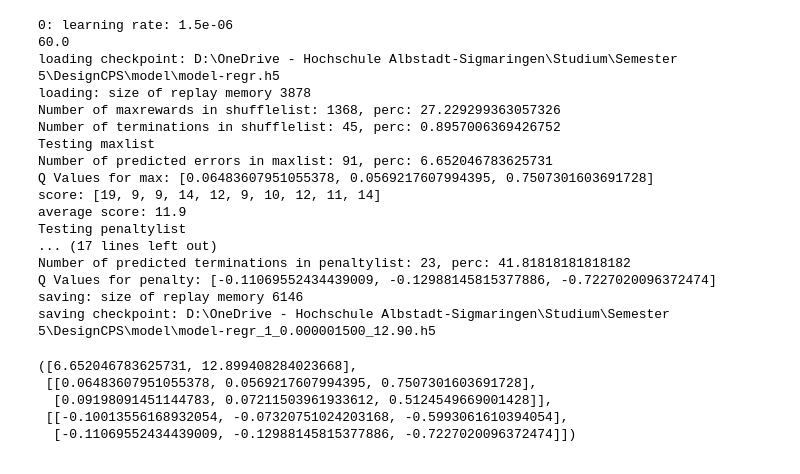
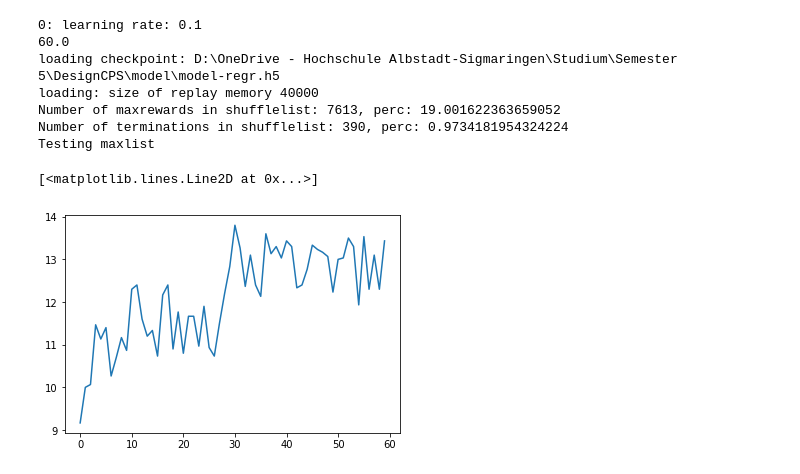
Before and after one commit to LeonMehl/SpaceInvaders, a Jupyter notebook: SpaceInvadersReinforce.ipynb, the cells around one changed output. Cells and saved outputs as stored; diff of their text form; code cells hidden in the pictures.

```diff
--- a/SpaceInvadersReinforce.ipynb
+++ b/SpaceInvadersReinforce.ipynb
@@ -621,25 +627,20 @@ class Rocket:
 # %%
-run_game(1.5e-06, 2, 60.0)
+run_game(0.1, 1, 60.0)
 # %% [output]
-0: learning rate: 1.5e-06
+0: learning rate: 0.1
 60.0
 loading checkpoint: D:\OneDrive - Hochschule Albstadt-Sigmaringen\Studium\Semester 5\DesignCPS\model\model-regr.h5
-loading: size of replay memory 3878
-Number of maxrewards in shufflelist: 1368, perc: 27.229299363057326
-Number of terminations in shufflelist: 45, perc: 0.8957006369426752
+loading: size of replay memory 40000
+Number of maxrewards in shufflelist: 7613, perc: 19.001622363659052
+Number of terminations in shufflelist: 390, perc: 0.9734181954324224
 Testing maxlist
-Number of predicted errors in maxlist: 91, perc: 6.652046783625731
-Q Values for max: [0.06483607951055378, 0.0569217607994395, 0.7507301603691728]
-score: [19, 9, 9, 14, 12, 9, 10, 12, 11, 14]
-average score: 11.9
-Testing penaltylist
-... (17 lines left out)
-Number of predicted terminations in penaltylist: 23, perc: 41.81818181818182
-Q Values for penalty: [-0.11069552434439009, -0.12988145815377886, -0.7227020096372474]
-saving: size of replay memory 6146
-saving checkpoint: D:\OneDrive - Hochschule Albstadt-Sigmaringen\Studium\Semester 5\DesignCPS\model\model-regr_1_0.000001500_12.90.h5
-([6.652046783625731, 12.899408284023668],
- [[0.06483607951055378, 0.0569217607994395, 0.7507301603691728],
-  [0.09198091451144783, 0.07211503961933612, 0.5124549669001428]],
- [[-0.10013556168932054, -0.07320751024203168, -0.5993061610394054],
-  [-0.11069552434439009, -0.12988145815377886, -0.7227020096372474]])
+# %%
+a = [9.166666666666666, 10, 10.066666666666666, 11.466666666666667, 11.133333333333333, 11.4, 10.266666666666667, 10.7, 11.166666666666666, 10.866666666666667, 12.3, 12.4, 11.6, 11.2, 11.333333333333334, 10.733333333333333, 12.166666666666666, 12.4, 10.9, 11.766666666666667, 10.8, 11.666666666666666, 11.666666666666666, 10.966666666666667, 11.9, 10.933333333333334, 10.733333333333333, 11.5, 12.2, 12.833333333333334, 13.8, 13.266666666666667, 12.366666666666667, 13.1, 12.4, 12.133333333333333, 13.6, 13.133333333333333, 13.3, 13.033333333333333, 13.433333333333334, 13.3, 12.333333333333334, 12.4, 12.766666666666667, 13.333333333333334, 13.233333333333333, 13.166666666666666, 13.066666666666666, 12.233333333333333, 13, 13.033333333333333, 13.5, 13.3, 11.933333333333334, 13.533333333333333, 12.3, 13.1, 12.3, 13.433333333333334]
+# %%
+import matplotlib.pyplot as plt
+
+x = range(len(a))
+plt.plot(x,a)
+# %% [output]
+[<matplotlib.lines.Line2D at 0x...>]
+[figure, added]
```
Also changed, not shown: parts of 1 cell of this notebook.
